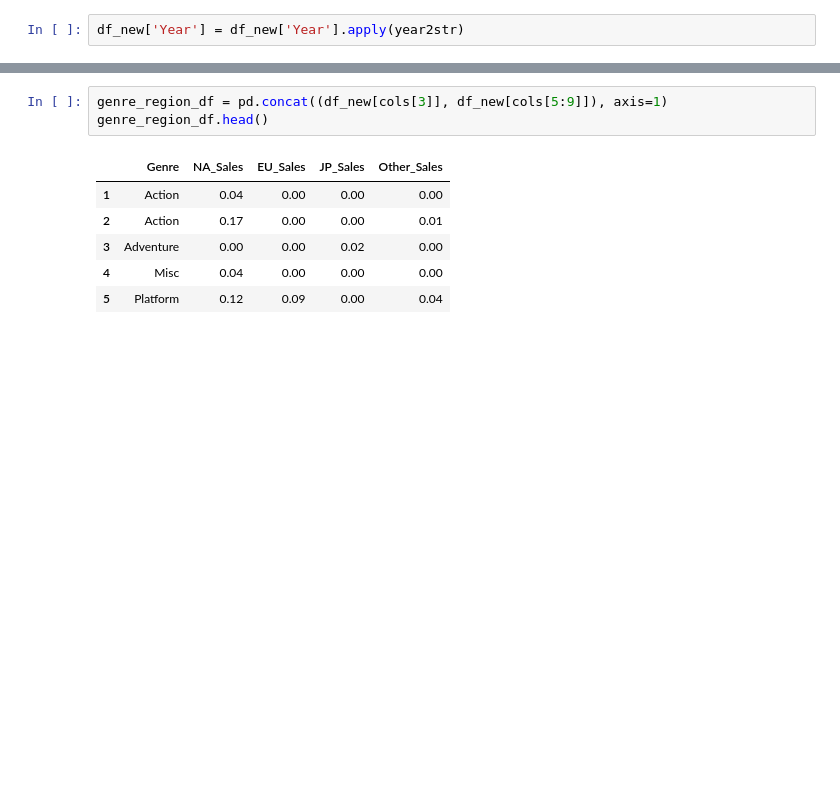
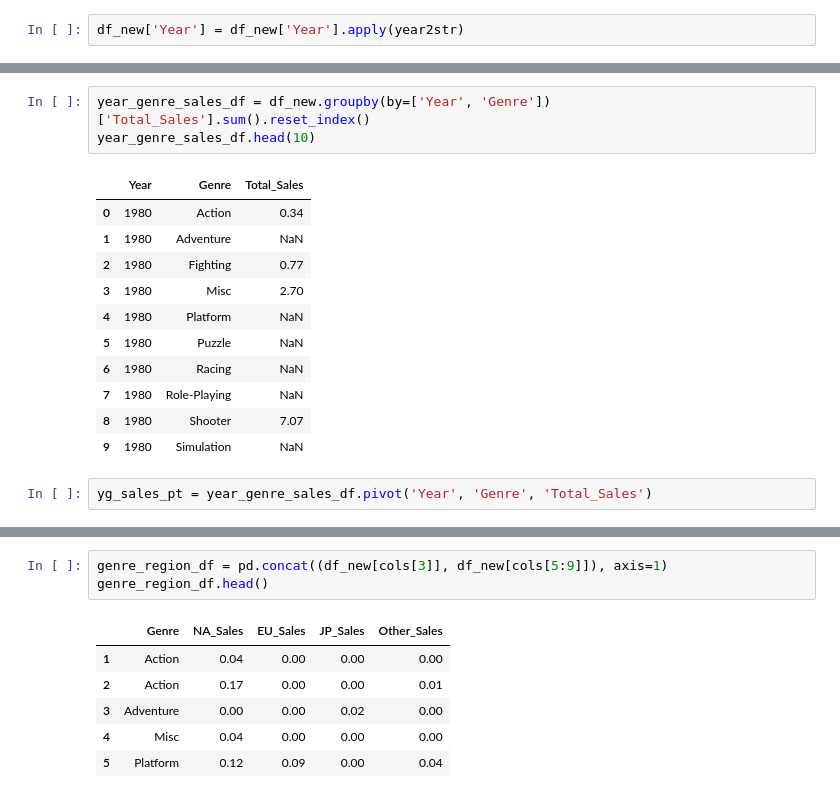
Before and after one commit to comsa33/AI_07_session_1_project_-, a Jupyter notebook: ai_07_이루오.ipynb, the cells around one changed output, grey strips where cells are left out. Cells and saved outputs as stored; diff of their text form; blank space fills up the shorter version.

```diff
--- a/ai_07_이루오.ipynb
+++ b/ai_07_이루오.ipynb
@@ -279,0 +276,17 @@ plt.show()
+# %%
+year_genre_sales_df = df_new.groupby(by=['Year', 'Genre'])['Total_Sales'].sum().reset_index()
+year_genre_sales_df.head(10)
+# %% [output]
+|  | Year | Genre | Total_Sales |
+| 0 | 1980 | Action | 0.34 |
+| 1 | 1980 | Adventure | NaN |
+| 2 | 1980 | Fighting | 0.77 |
+| 3 | 1980 | Misc | 2.70 |
+| 4 | 1980 | Platform | NaN |
+| 5 | 1980 | Puzzle | NaN |
+| 6 | 1980 | Racing | NaN |
+| 7 | 1980 | Role-Playing | NaN |
+| 8 | 1980 | Shooter | 7.07 |
+| 9 | 1980 | Simulation | NaN |
+# %%
+yg_sales_pt = year_genre_sales_df.pivot('Year', 'Genre', 'Total_Sales')
```
Also changed, not shown: parts of 19 cells of this notebook.
